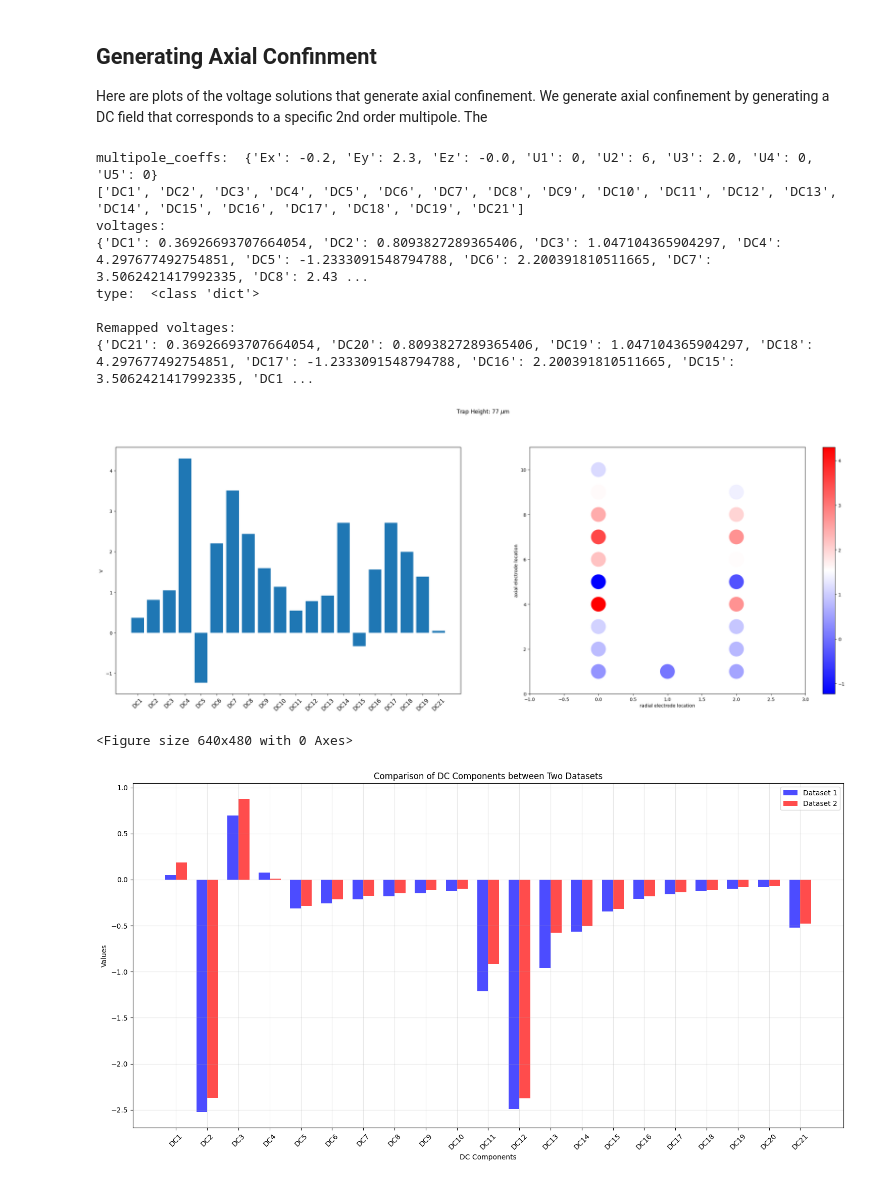
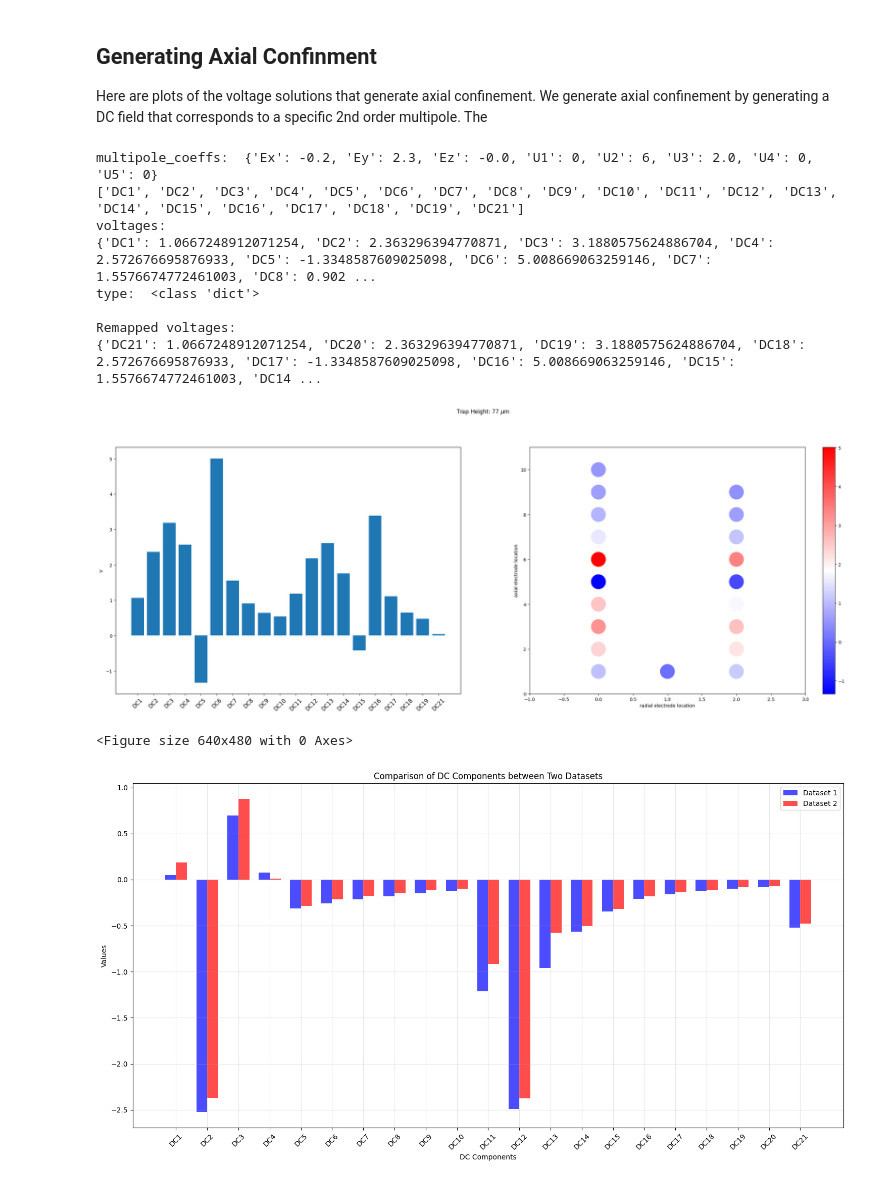
Before and after one commit to HaeffnerLab/bem, a Jupyter notebook: examples/Integrated_photonics/III_Multipole_Expansion.ipynb, the cells around one changed output. Cells and saved outputs as stored; diff of their text form; code cells hidden in the pictures.

```diff
--- a/examples/Integrated_photonics/III_Multipole_Expansion.ipynb
+++ b/examples/Integrated_photonics/III_Multipole_Expansion.ipynb
@@ -3,6 +3,8 @@
 This .pynb file reads `./inter_results/field_result.pkl` generated by `./II_Field_Simulation.ipynb`, and analyzes the field distribution result. This analysis can be specific according to your own need. Here, as an example, we focus on multipole expansion coefficient.
 # %% [markdown]
 ## (1) import electric field and set parameters for it.
+# %%
+zl_position = +105.001
 # %%
 import sys
 sys.path.append('../../')
@@ -35,7 +37,7 @@ area = 1e-4
 
 path = module_path+'/inter_results/htrap/htrap_'+str(radius)+'_'+str(area)+'_simulation.pkl'
 # el2
-zl = ( +135.001 + 0.0 ) *1e-3
+zl = ( zl_position + 0.0 ) *1e-3
 # el3.5
 # zl = -210*1e-3
 # el4
@@ -389,7 +391,7 @@ def plot_muls(s,xl,zl,roi,height, **multipoles): # ey, ez, ex, u3, u2, u5, u1, u
 #                      u4=0)
 
 u2_value = 6
-zl0 = (+135.001 + 0.0) *1e-3
+zl0 = (zl_position + 0.0) *1e-3
 voltages = plot_muls(s,xl,zl0,roi,
                      height = yl*1e3,
                      ez=-0.0,  # - moves the ion to the camera x-axis
@@ -419,36 +421,36 @@ voltage_mapping = {
     "DC9": "DC13",
     "DC10": "DC12",
     "DC11": "DC10",
     "DC12": "DC9",
     "DC13": "DC8",
     "DC14": "DC7",
     "DC15": "DC6",
     "DC16": "DC5",
     "DC17": "DC4",
     "DC18": "DC3",
     "DC19": "DC2",
     "DC20": "DC1",
     "DC21": "DC11",
 }
 
 # Remap the voltages dictionary keys using voltage_mapping. if there is no the corresponding key in the original dictionary, assign value 0.0 to the corresponding key in the remapped dictionary
 remapped_voltages = {voltage_mapping.get(k, k): v for k, v in voltages.items()}
 print(f"\nRemapped voltages: \n{remapped_voltages}")
 
 fig.canvas.draw()
 fig.tight_layout(pad=1)
 fig = plt.figure()
 plt.show()
 # %% [output]
 multipole_coeffs:  {'Ex': -0.2, 'Ey': 2.3, 'Ez': -0.0, 'U1': 0, 'U2': 6, 'U3': 2.0, 'U4': 0, 'U5': 0}
 ['DC1', 'DC2', 'DC3', 'DC4', 'DC5', 'DC6', 'DC7', 'DC8', 'DC9', 'DC10', 'DC11', 'DC12', 'DC13', 'DC14', 'DC15', 'DC16', 'DC17', 'DC18', 'DC19', 'DC21']
 voltages:
-{'DC1': 0.36926693707664054, 'DC2': 0.8093827289365406, 'DC3': 1.047104365904297, 'DC4': 4.297677492754851, 'DC5': -1.2333091548794788, 'DC6': 2.200391810511665, 'DC7': 3.5062421417992335, 'DC8': 2.43 ...
+{'DC1': 1.0667248912071254, 'DC2': 2.363296394770871, 'DC3': 3.1880575624886704, 'DC4': 2.572676695876933, 'DC5': -1.3348587609025098, 'DC6': 5.008669063259146, 'DC7': 1.5576674772461003, 'DC8': 0.902 ...
 type:  <class 'dict'>
 
 Remapped voltages:
-{'DC21': 0.36926693707664054, 'DC20': 0.8093827289365406, 'DC19': 1.047104365904297, 'DC18': 4.297677492754851, 'DC17': -1.2333091548794788, 'DC16': 2.200391810511665, 'DC15': 3.5062421417992335, 'DC1 ...
+{'DC21': 1.0667248912071254, 'DC20': 2.363296394770871, 'DC19': 3.1880575624886704, 'DC18': 2.572676695876933, 'DC17': -1.3348587609025098, 'DC16': 5.008669063259146, 'DC15': 1.5576674772461003, 'DC14 ...
-[figure, old version]
+[figure, new version]
 <Figure size 640x480 with 0 Axes>
 # %%
 import matplotlib.pyplot as plt
```
Also changed, not shown: parts of 4 cells of this notebook, 48 other files.
